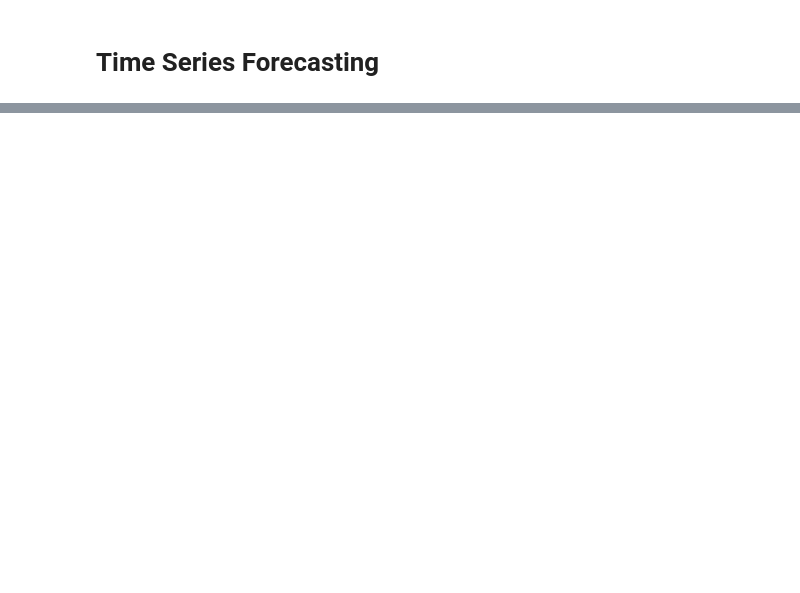
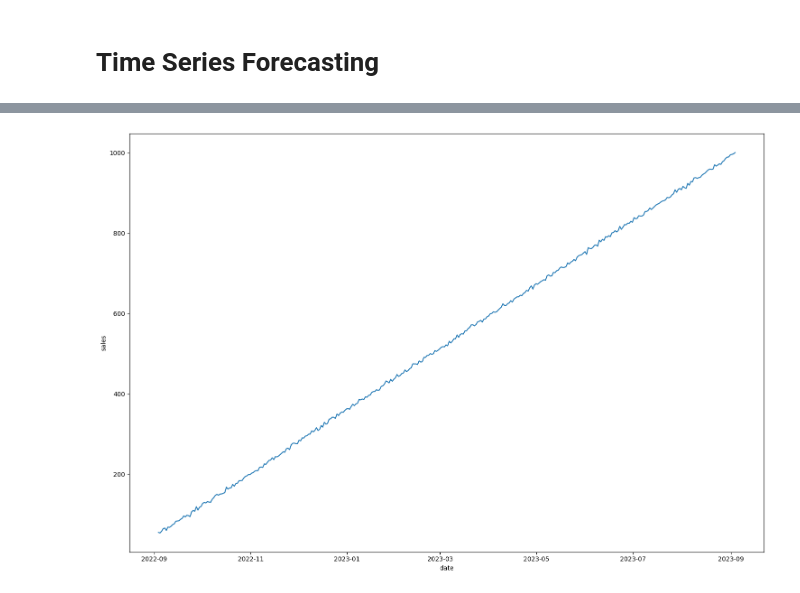
Before and after one commit to Diegomca98/4geeks-ml-template-prjs, a Jupyter notebook: src/explore.ipynb, the cells around one changed output, grey strips where cells are left out. Cells and saved outputs as stored; diff of their text form; code cells hidden in the pictures; blank space fills up the shorter version.

Commit message:
Completed Time Series Project

```diff
--- a/src/explore.ipynb
+++ b/src/explore.ipynb
@@ -44,0 +26,6 @@ data.head()
+# %%
+data['date'] = pd.to_datetime(data['date'])
+data = data.set_index('date')
+# %%
+sales_data = data["sales"]
+sales_data.head()
@@ -44,0 +40,10 @@ data.head()
+# %%
+def create_plot(to_plot, figsize = (15,10), decompose = pd.Series()):
+    fig, axis = plt.subplots(figsize = figsize)
+    sns.lineplot(data = to_plot)
+    if not decompose.empty:
+        sns.lineplot(data = decompose)
+
+    plt.tight_layout()
+
+    plt.show()
@@ -44,0 +69,6 @@ data.head()
+# %%
+create_plot(
+    to_plot = sales_data,
+)
+# %% [output]
+[figure, added]
```
Also changed, not shown: parts of 20 cells of this notebook.
